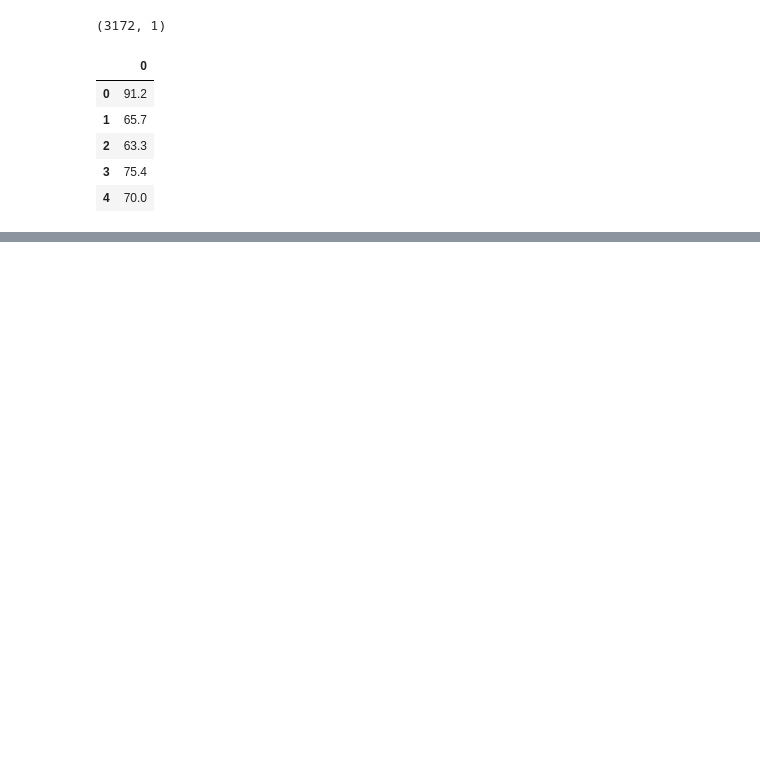
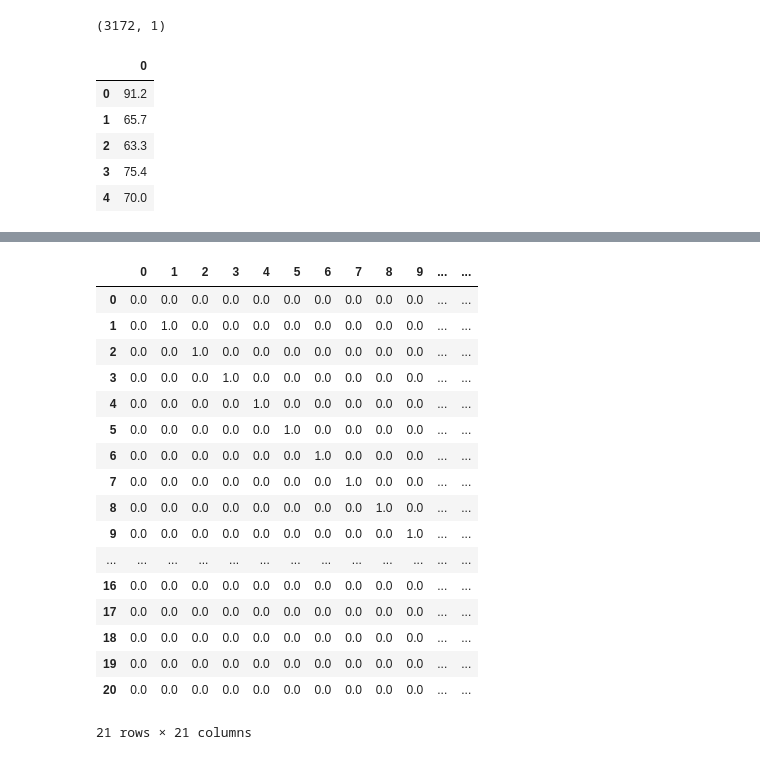
Before and after one commit to SamuelBFG/IA006, a Jupyter notebook: LinearRegression.ipynb, the cells around one changed output, grey strips where cells are left out. Saved outputs shown, nothing was run; the diff lists cells and outputs as text; code cells hidden in the pictures; blank space fills up the shorter version.

```diff
--- a/LinearRegression.ipynb
+++ b/LinearRegression.ipynb
@@ -453,3 +221,28 @@ indices de validação:  [15, 16, 17, 18, 19]
+# %%
+#identity matrix
+I = np.identity(21)
+I[0][0] = 0
+I_df = pd.DataFrame(I)
+I_df
+# %% [output]
+|  | 0 | 1 | 2 | 3 | 4 | 5 | 6 | 7 | 8 | 9 | ... | ... |
+| 0 | 0.0 | 0.0 | 0.0 | 0.0 | 0.0 | 0.0 | 0.0 | 0.0 | 0.0 | 0.0 | ... | ... |
+| 1 | 0.0 | 1.0 | 0.0 | 0.0 | 0.0 | 0.0 | 0.0 | 0.0 | 0.0 | 0.0 | ... | ... |
+| 2 | 0.0 | 0.0 | 1.0 | 0.0 | 0.0 | 0.0 | 0.0 | 0.0 | 0.0 | 0.0 | ... | ... |
+| 3 | 0.0 | 0.0 | 0.0 | 1.0 | 0.0 | 0.0 | 0.0 | 0.0 | 0.0 | 0.0 | ... | ... |
+| 4 | 0.0 | 0.0 | 0.0 | 0.0 | 1.0 | 0.0 | 0.0 | 0.0 | 0.0 | 0.0 | ... | ... |
+| 5 | 0.0 | 0.0 | 0.0 | 0.0 | 0.0 | 1.0 | 0.0 | 0.0 | 0.0 | 0.0 | ... | ... |
+| 6 | 0.0 | 0.0 | 0.0 | 0.0 | 0.0 | 0.0 | 1.0 | 0.0 | 0.0 | 0.0 | ... | ... |
+| 7 | 0.0 | 0.0 | 0.0 | 0.0 | 0.0 | 0.0 | 0.0 | 1.0 | 0.0 | 0.0 | ... | ... |
+| 8 | 0.0 | 0.0 | 0.0 | 0.0 | 0.0 | 0.0 | 0.0 | 0.0 | 1.0 | 0.0 | ... | ... |
+| 9 | 0.0 | 0.0 | 0.0 | 0.0 | 0.0 | 0.0 | 0.0 | 0.0 | 0.0 | 1.0 | ... | ... |
+| ... | ... | ... | ... | ... | ... | ... | ... | ... | ... | ... | ... | ... |
+| 16 | 0.0 | 0.0 | 0.0 | 0.0 | 0.0 | 0.0 | 0.0 | 0.0 | 0.0 | 0.0 | ... | ... |
+| 17 | 0.0 | 0.0 | 0.0 | 0.0 | 0.0 | 0.0 | 0.0 | 0.0 | 0.0 | 0.0 | ... | ... |
+| 18 | 0.0 | 0.0 | 0.0 | 0.0 | 0.0 | 0.0 | 0.0 | 0.0 | 0.0 | 0.0 | ... | ... |
+| 19 | 0.0 | 0.0 | 0.0 | 0.0 | 0.0 | 0.0 | 0.0 | 0.0 | 0.0 | 0.0 | ... | ... |
+| 20 | 0.0 | 0.0 | 0.0 | 0.0 | 0.0 | 0.0 | 0.0 | 0.0 | 0.0 | 0.0 | ... | ... |
+21 rows × 21 columns
 # %%
 min_rmse_indexes = []
 min_rmse_values = []
```
Also changed, not shown: parts of 33 cells of this notebook.
